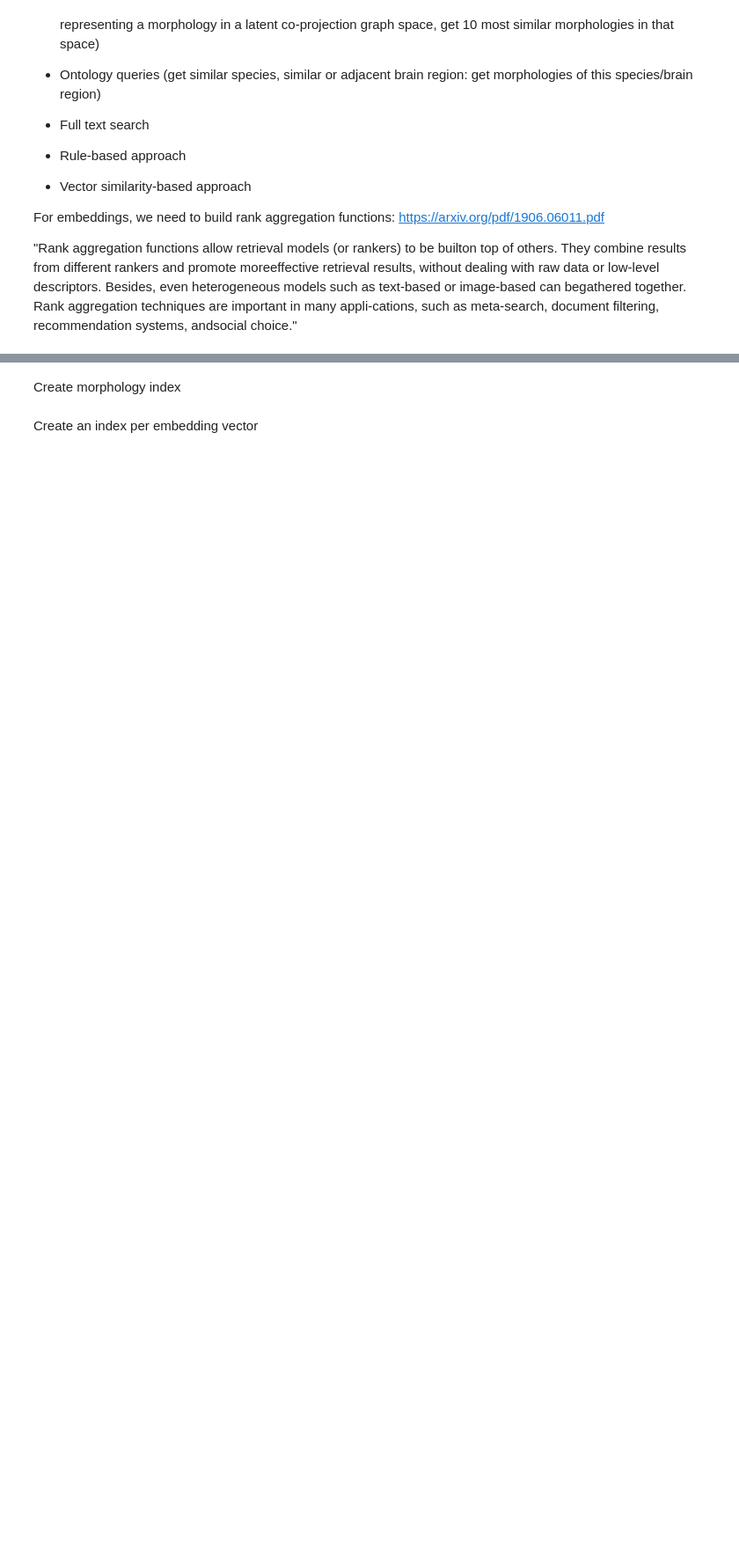
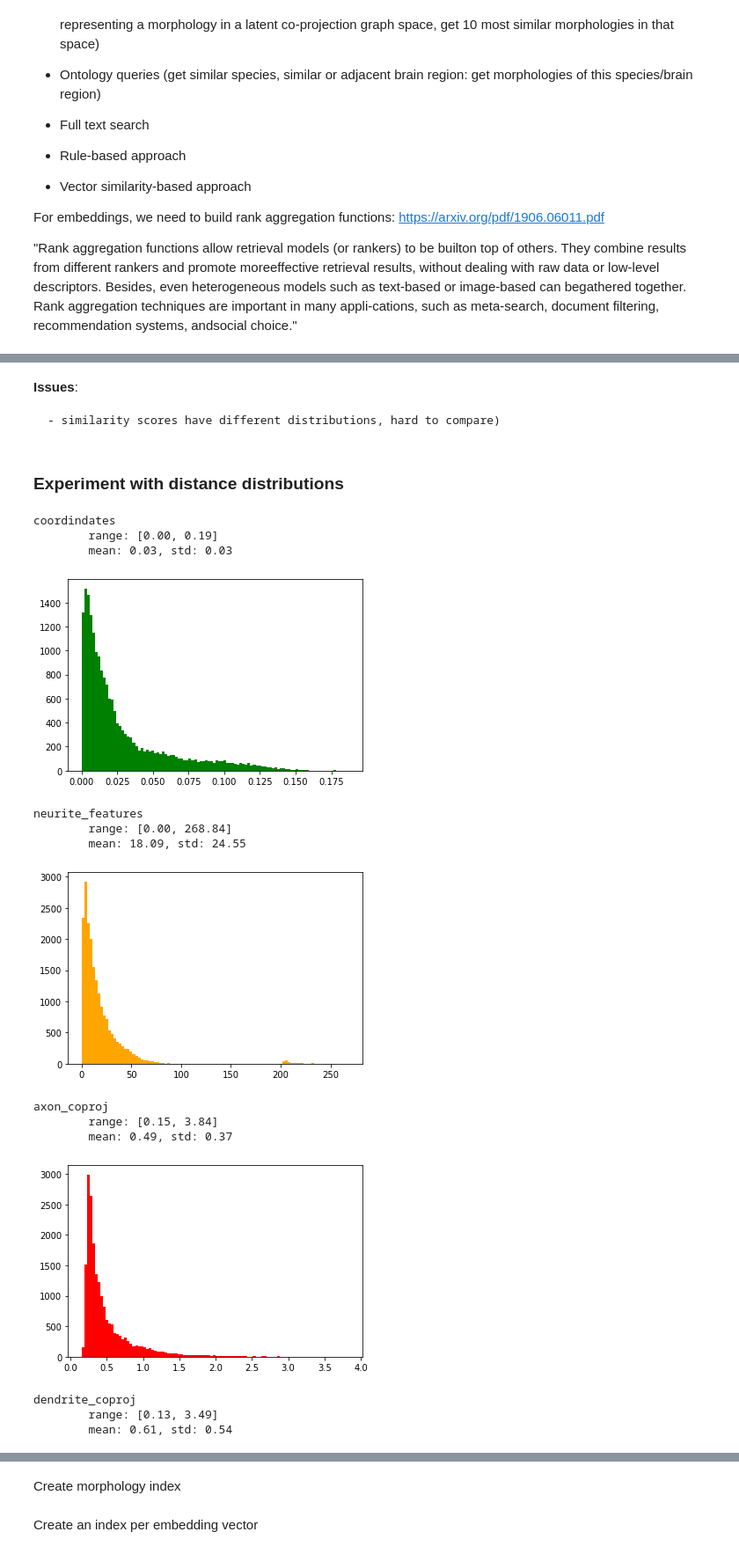
Before and after one commit to BlueBrain/knowledge-graph-inference, a Jupyter notebook: Combined recommendation.ipynb, the cells around one changed output, grey strips where cells are left out. Shown at 88% size. Cells and saved outputs as stored; diff of their text form; code cells hidden in the pictures; blank space fills up the shorter version.

```diff
--- a/Combined recommendation.ipynb
+++ b/Combined recommendation.ipynb
@@ -72,0 +157,3 @@ brain_region_frame._nodes
+# %%
+dendrite_index = create_index(
+    len(data["dendrite_coproj_embedding"].iloc[0]), data["dendrite_coproj_embedding"].tolist(), similarity="euclidean")
@@ -72,0 +192,14 @@ brain_region_frame._nodes
+# %%
+BENCHMARK_POINTS = [
+    int(p)
+    for p in np.random.choice(range(data.shape[0]), 50)
+]
+K = 20
+# %%
+individual_benchmarks = {}
+for index_name, index in INDICES.items():
+    _, points = query_index(index, BENCHMARK_POINTS, K)
+    individual_benchmarks[index_name] = {
+        BENCHMARK_POINTS[i]: pset
+        for i, pset in enumerate(points)
+    }
@@ -72,0 +331,40 @@ brain_region_frame._nodes
+# %% [markdown]
+__Issues__:
+
+    - similarity scores have different distributions, hard to compare)
+# %% [markdown]
+### Experiment with distance distributions
+# %%
+points = list(range(data.shape[0]))
+similarities = defaultdict(list)
+for index_name, index in INDICES.items():
+    comp = index.get_distance_computer()
+    for p1 in points:
+        for p2 in points:
+            if p1 < p2:
+                d = comp.symmetric_dis(p1, p2)
+                similarities[index_name].append(d)
+# %%
+for k in similarities:
+    values = np.array(similarities[k])
+    print(k)
+    print("\trange: [{:.2f}, {:.2f}]".format(min(values), max(values)))
+    print("\tmean: {:.2f}, std: {:.2f}".format(values.mean(), values.std()))
+    plt.hist(values, bins=100, color=COLORS[k])
+    plt.show()
+# %% [output]
+coordindates
+        range: [0.00, 0.19]
+        mean: 0.03, std: 0.03
+[figure, added]
+neurite_features
+        range: [0.00, 268.84]
+        mean: 18.09, std: 24.55
+[figure, added]
+axon_coproj
+        range: [0.15, 3.84]
+        mean: 0.49, std: 0.37
+[figure, added]
+dendrite_coproj
+        range: [0.13, 3.49]
+        mean: 0.61, std: 0.54
```
Also changed, not shown: parts of 86 cells of this notebook.
